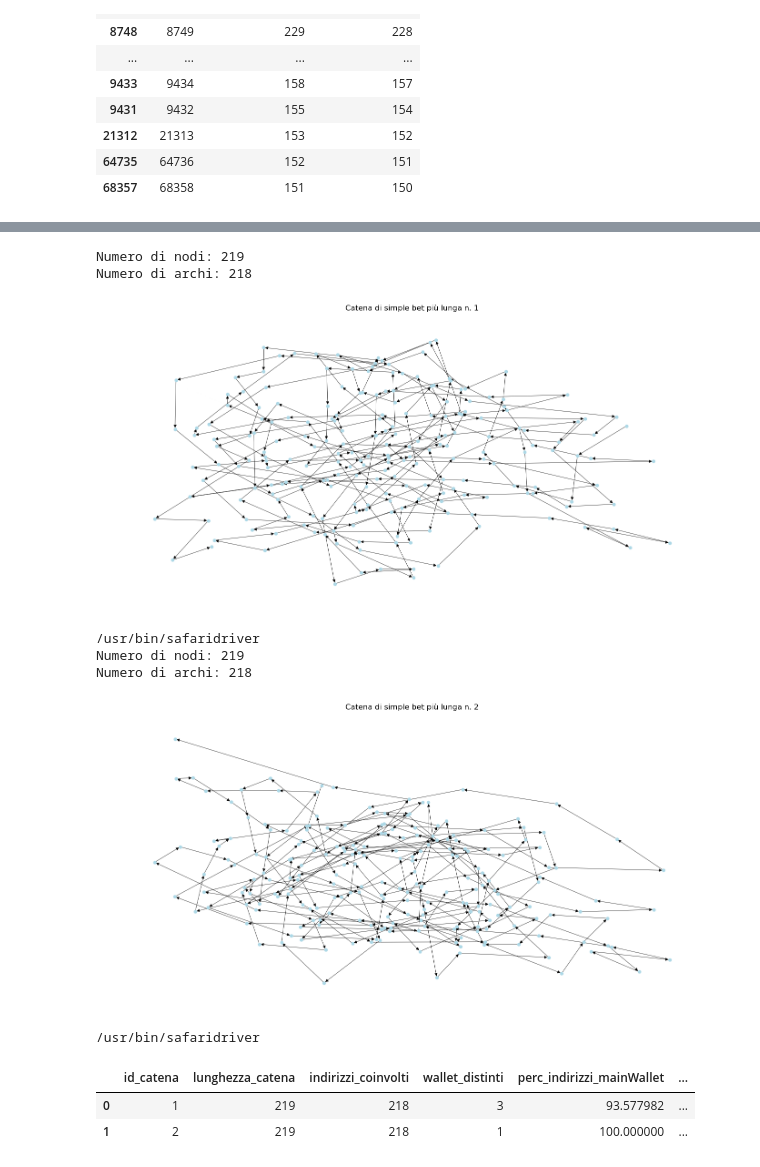
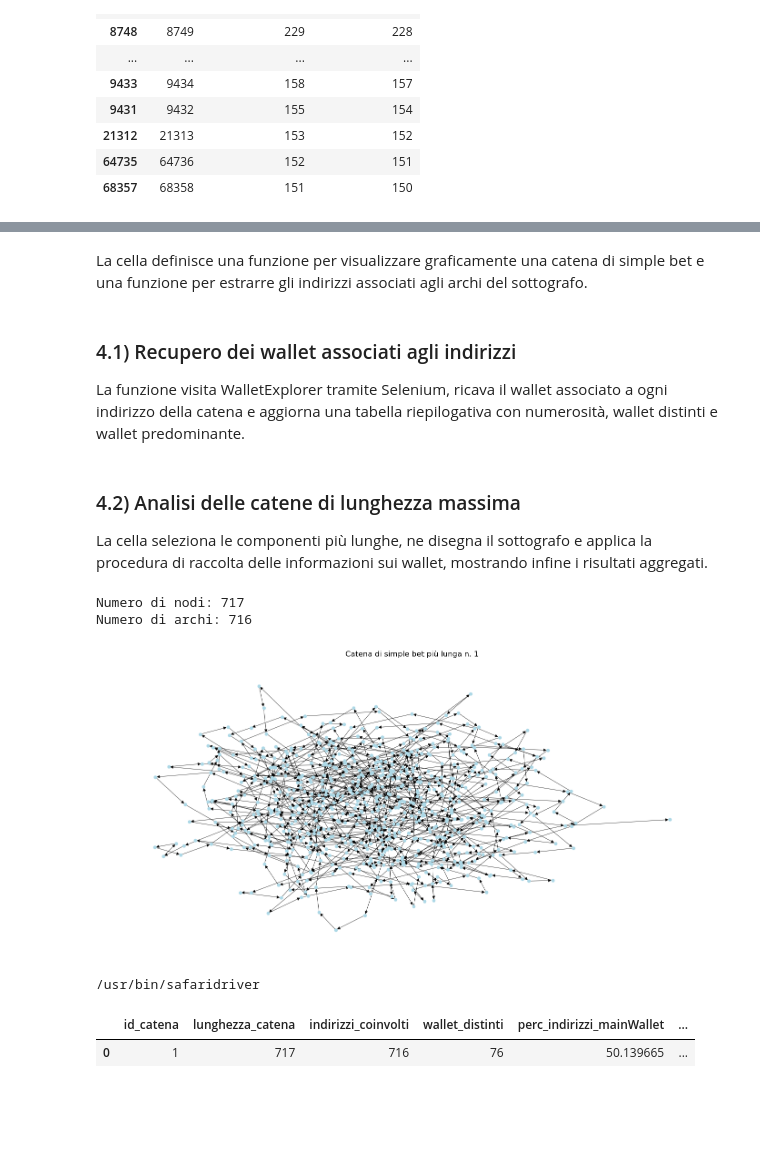
Before and after one commit to ArcticWrr/BetFlow, a Jupyter notebook: progetto_BetFlow.ipynb, the cells around one changed output, grey strips where cells are left out. Saved outputs shown, nothing was run; the diff lists cells and outputs as text; code cells hidden in the pictures; blank space fills up the shorter version.

```diff
--- a/progetto_BetFlow.ipynb
+++ b/progetto_BetFlow.ipynb
@@ -842,15 +955,10 @@ timeDistribution = (
     .reset_index()
 )
 
-timeDistribution["percentage"] = (
-    timeDistribution["numberOfIntervals"]
-    / timeDistribution.groupby("Name")["numberOfIntervals"].transform("sum")* 100
-)
-
 graph = sns.catplot(
     data=timeDistribution,
     x="timeRange",
-    y="percentage",
+    y="numberOfIntervals",
     col="Name",
     kind="bar",
     col_wrap=3,
@@ -861,7 +969,7 @@ graph = sns.catplot(
 
 graph.set_axis_labels(
     "Intervallo dalla bet precedente",
-    "Percentuale di intervalli"
+    "Numero di intervalli"
 )
 
 graph.set_titles("{col_name}")
@@ -890,4 +1004,8 @@ plt.show()
 # %%
+plotDataPositive = plotData.loc[
+    plotData["minutesFromLastBet"] > 0
+]
+
 graph = sns.displot(
     data=plotData,
     x="minutesFromLastBet",
@@ -897,6 +1015,7 @@ graph = sns.displot(
     bins=50,
     height=4,
     aspect=1.2,
+    log_scale=(True, False),
     facet_kws={
         "sharex": True,
         "sharey": True
@@ -927,7 +1046,6 @@ graph.figure.suptitle(
     y=1.05
 )
 
-plt.yscale("log")
 plt.tight_layout()
 plt.show()
 # %% [output]
@@ -964,10 +1074,7 @@ inputCounts = (
 )
 singleInputTransactions = inputs.loc[
     inputCounts == 1
-].copy()
-multipleInputTransactions = inputs.loc[
-    inputCounts >= 1
-].copy()
+]
 display(len(singleInputTransactions))
 display(singleInputTransactions)
 # %% [output]
@@ -1283,3 +1368,6 @@ utilizzato l’identificativo numerico assegnato da WalletExplorer al wallet ste
+# %% [markdown]
+La cella definisce una funzione per visualizzare graficamente una catena di simple bet e una funzione per estrarre
+gli indirizzi associati agli archi del sottografo.
 # %%
 def drawBetChain(
     subgraph,
@@ -1326,6 +1414,10 @@ def buildLabelsList(
         attributes["label"]
         for _,_,attributes in subgraph.edges(data=True)
     ]
+# %% [markdown]
+### 4.1) Recupero dei wallet associati agli indirizzi
+
+La funzione visita WalletExplorer tramite Selenium, ricava il wallet associato a ogni indirizzo della catena e aggiorna una tabella riepilogativa con numerosità, wallet distinti e wallet predominante.
 # %%
 from selenium import webdriver
 from selenium.webdriver.common.by import By
@@ -1378,43 +1470,42 @@ def betChainInfoDf(chainNumber,subgraph, dataframe):
     finally:
         driver.quit()
     return dataframe
+# %% [markdown]
+### 4.2) Analisi delle catene di lunghezza massima
+
+La cella seleziona le componenti più lunghe, ne disegna il sottografo e applica la procedura di raccolta delle informazioni sui wallet, mostrando infine i risultati aggregati.
 # %%
 dataframe = pd.DataFrame(
     columns=[
         "id_catena",
         "lunghezza_catena",
         "indirizzi_coinvolti",
         "wallet_distinti",
         "perc_indirizzi_mainWallet",
         "id_mainWallet"
     ]
 )
 
 maxLength = max(
     len(component)
     for component in components
 )
 
 maxLengthComponents = [
     component
     for component in components
-    if len(component) == 219#maxLength
+    if len(component) == maxLength
 ]
 
 for chainNumber, component in enumerate(maxLengthComponents,start=1):
-    subgraph = g.subgraph(component).copy()
+    subgraph = g.subgraph(component)
     drawBetChain(subgraph,title=(f"Catena di simple bet più lunga n. {chainNumber}"))
     dataframe = betChainInfoDf(chainNumber, subgraph, dataframe)
 display(dataframe)
 # %% [output]
-Numero di nodi: 219
-Numero di archi: 218
+Numero di nodi: 717
+Numero di archi: 716
-[figure, old version]
+[figure, new version]
 /usr/bin/safaridriver
-Numero di nodi: 219
-Numero di archi: 218
-[figure, removed]
-/usr/bin/safaridriver
 |  | id_catena | lunghezza_catena | indirizzi_coinvolti | wallet_distinti | perc_indirizzi_mainWallet | ... |
-| 0 | 1 | 219 | 218 | 3 | 93.577982 | ... |
-| 1 | 2 | 219 | 218 | 1 | 100.000000 | ... |
+| 0 | 1 | 717 | 716 | 76 | 50.139665 | ... |
```
Also changed, not shown: parts of 65 cells of this notebook.
